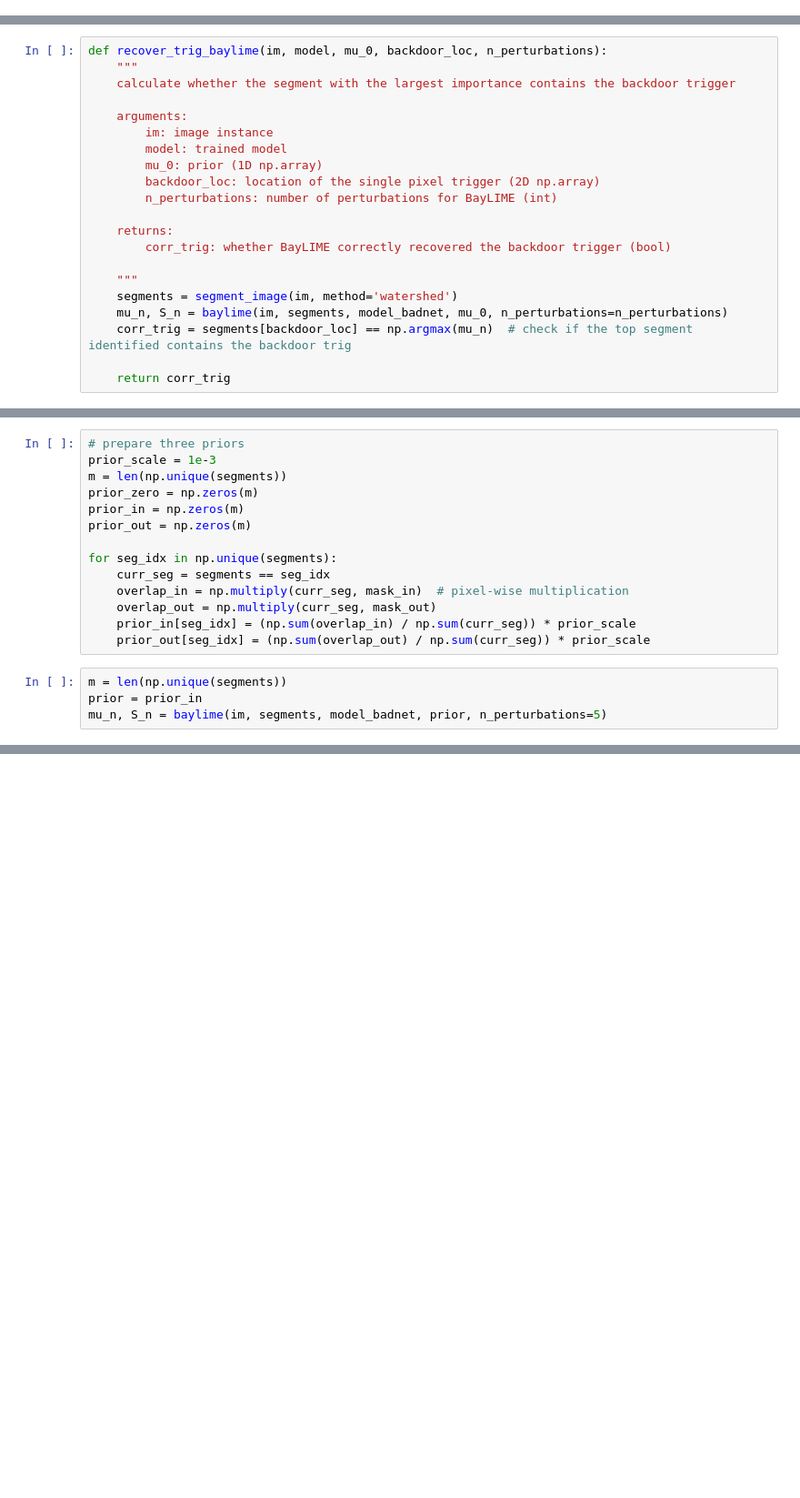
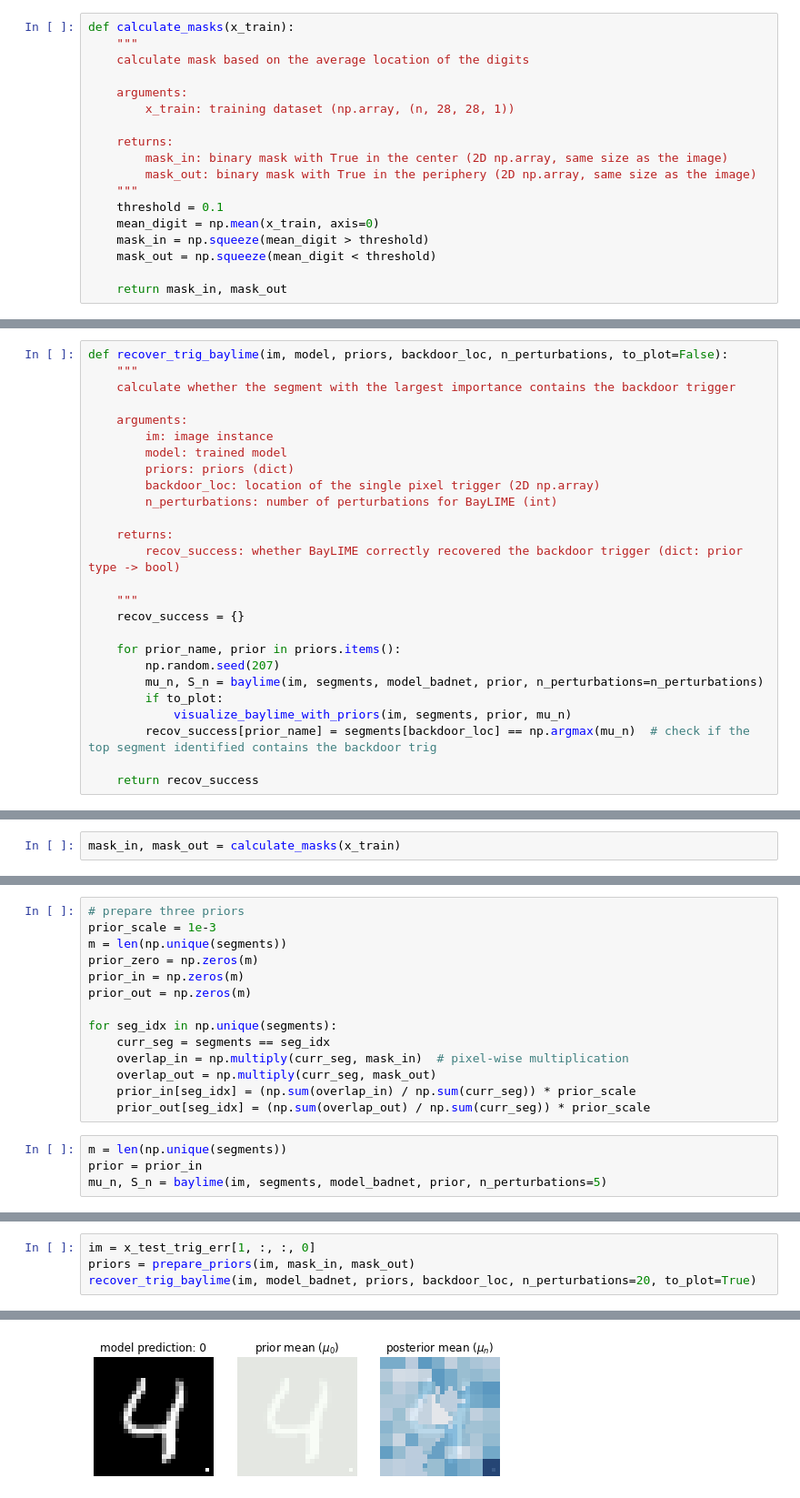
Before and after one commit to jonathanhuml/interpretable_citrus, a Jupyter notebook: TO_BadNets_experiments_2.ipynb, the cells around one changed output, grey strips where cells are left out. Shown at 91% size. Saved outputs shown, nothing was run; the diff lists cells and outputs as text; blank space fills up the shorter version.

```diff
--- a/TO_BadNets_experiments_2.ipynb
+++ b/TO_BadNets_experiments_2.ipynb
@@ -574,0 +583,18 @@ x_test_trig_err.shape
+# %%
+def calculate_masks(x_train):
+    """
+    calculate mask based on the average location of the digits
+
+    arguments:
+        x_train: training dataset (np.array, (n, 28, 28, 1))
+
+    returns:
+        mask_in: binary mask with True in the center (2D np.array, same size as the image)
+        mask_out: binary mask with True in the periphery (2D np.array, same size as the image)
+    """
+    threshold = 0.1
+    mean_digit = np.mean(x_train, axis=0)
+    mask_in = np.squeeze(mean_digit > threshold)
+    mask_out = np.squeeze(mean_digit < threshold)
+
+    return mask_in, mask_out
@@ -575,22 +639,27 @@ x_test_trig_err.shape
 # %%
-def recover_trig_baylime(im, model, mu_0, backdoor_loc, n_perturbations):
+def recover_trig_baylime(im, model, priors, backdoor_loc, n_perturbations, to_plot=False):
     """
     calculate whether the segment with the largest importance contains the backdoor trigger
 
     arguments:
         im: image instance
         model: trained model
-        mu_0: prior (1D np.array)
+        priors: priors (dict)
         backdoor_loc: location of the single pixel trigger (2D np.array)
         n_perturbations: number of perturbations for BayLIME (int)
 
     returns:
-        corr_trig: whether BayLIME correctly recovered the backdoor trigger (bool)
+        recov_success: whether BayLIME correctly recovered the backdoor trigger (dict: prior type -> bool)
 
     """
-    segments = segment_image(im, method='watershed')
-    mu_n, S_n = baylime(im, segments, model_badnet, mu_0, n_perturbations=n_perturbations)
-    corr_trig = segments[backdoor_loc] == np.argmax(mu_n)  # check if the top segment identified contains the backdoor trig
+    recov_success = {}
 
-    return corr_trig
+    for prior_name, prior in priors.items():
+        np.random.seed(207)
+        mu_n, S_n = baylime(im, segments, model_badnet, prior, n_perturbations=n_perturbations)
+        if to_plot:
+            visualize_baylime_with_priors(im, segments, prior, mu_n)
+        recov_success[prior_name] = segments[backdoor_loc] == np.argmax(mu_n)  # check if the top segment identified contains the backdoor trig
+
+    return recov_success
 # %%
@@ -650,0 +714,2 @@ mask_out = np.squeeze(mean_digit < 0.1)
+# %%
+mask_in, mask_out = calculate_masks(x_train)
@@ -700,0 +772,5 @@ np.argmax(mu_n)
+# %%
+im = x_test_trig_err[1, :, :, 0]
+priors = prepare_priors(im, mask_in, mask_out)
+recover_trig_baylime(im, model_badnet, priors, backdoor_loc, n_perturbations=20, to_plot=True)
+# %% [output]
@@ -700,0 +778 @@ np.argmax(mu_n)
+[figure, added]
```
Also changed, not shown: parts of 36 cells of this notebook, 3 other files.
